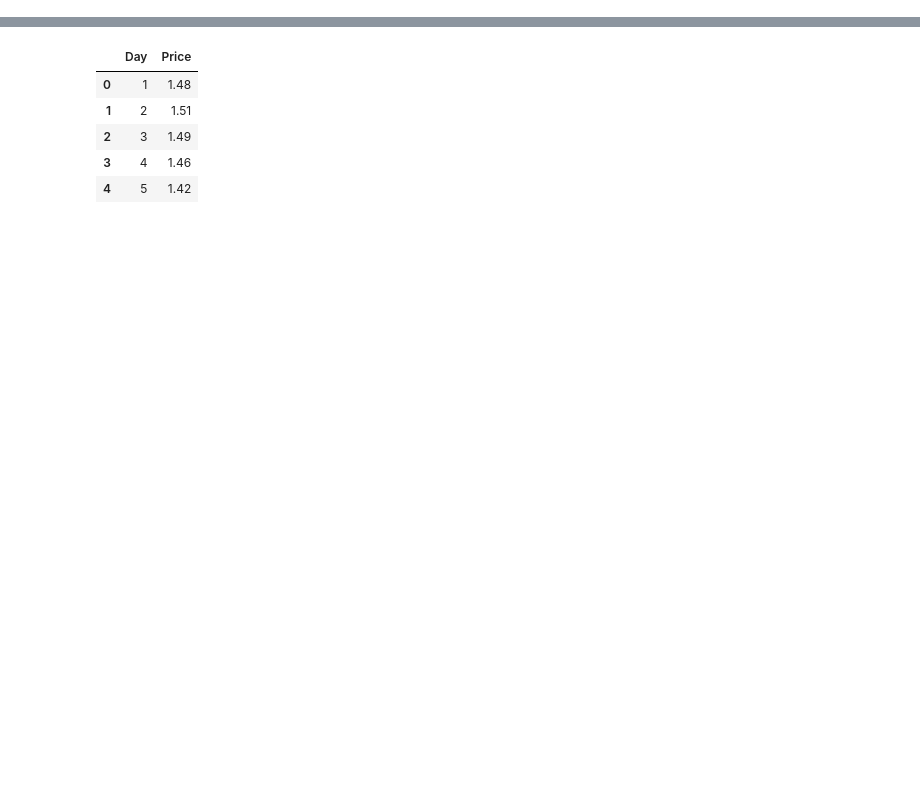
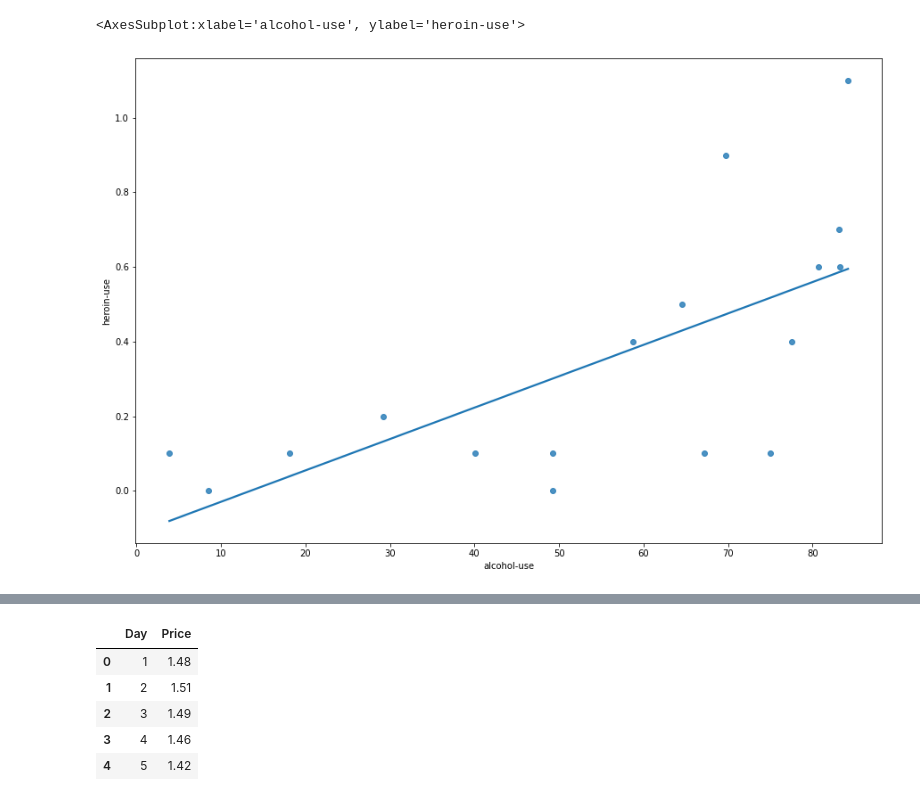
Before and after one commit to zareeiant/Basic_Stats_in_Python_Student_Workbooks, a Jupyter notebook: 012_Errors_Basic_Time_Series.ipynb, the cells around one changed output, grey strips where cells are left out. Drawn from its saved outputs; the diff is of its cells as text; code cells hidden in the pictures; blank space fills up the shorter version.

```diff
--- a/012_Errors_Basic_Time_Series.ipynb
+++ b/012_Errors_Basic_Time_Series.ipynb
@@ -13,0 +18,6 @@ Here we will look at error calculations. The book covers the same material in ch
+# %%
+drg = pd.read_csv("data/drug-use-by-age.csv")
+sns.regplot(data=drg, x="alcohol-use", y="heroin-use", dropna=True, ci=0)
+# %% [output]
+<AxesSubplot:xlabel='alcohol-use', ylabel='heroin-use'>
+[figure, added]
```
Also changed, not shown: parts of 11 cells of this notebook.
